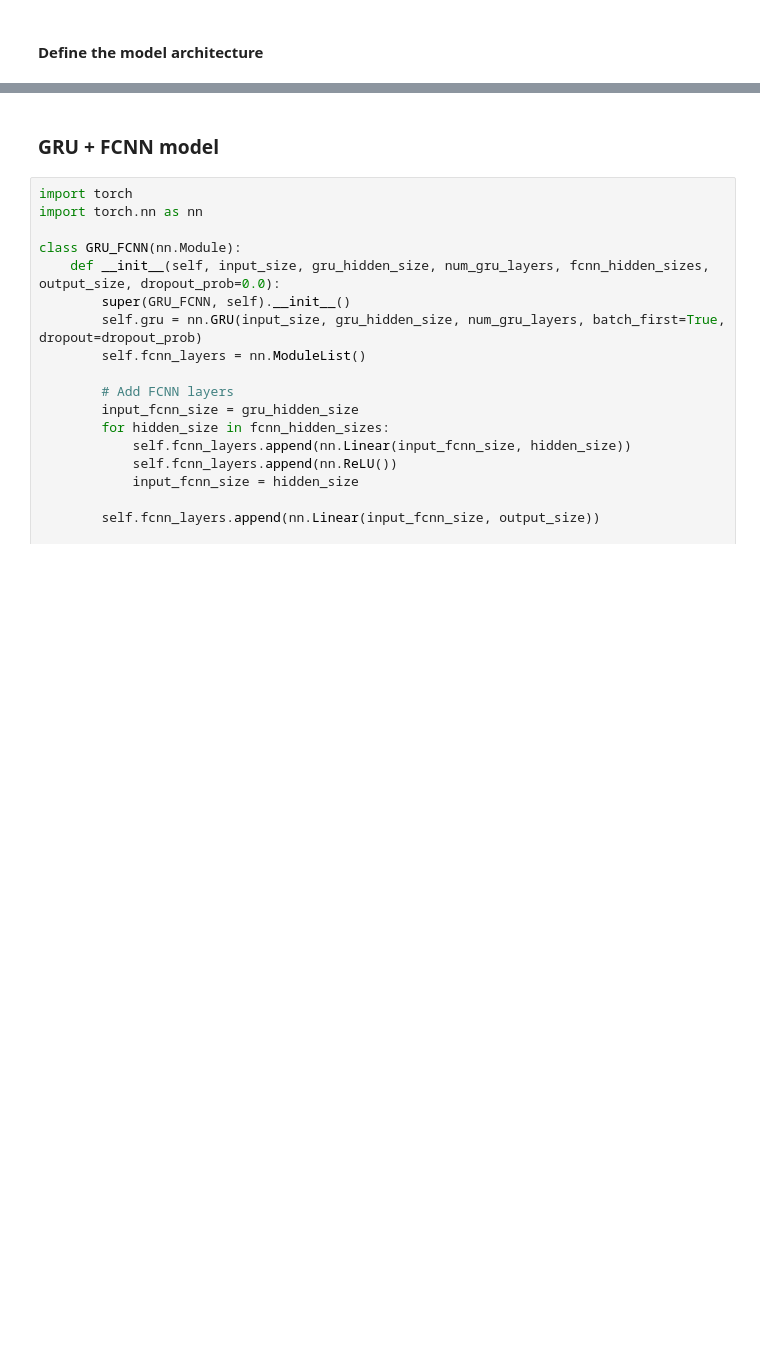
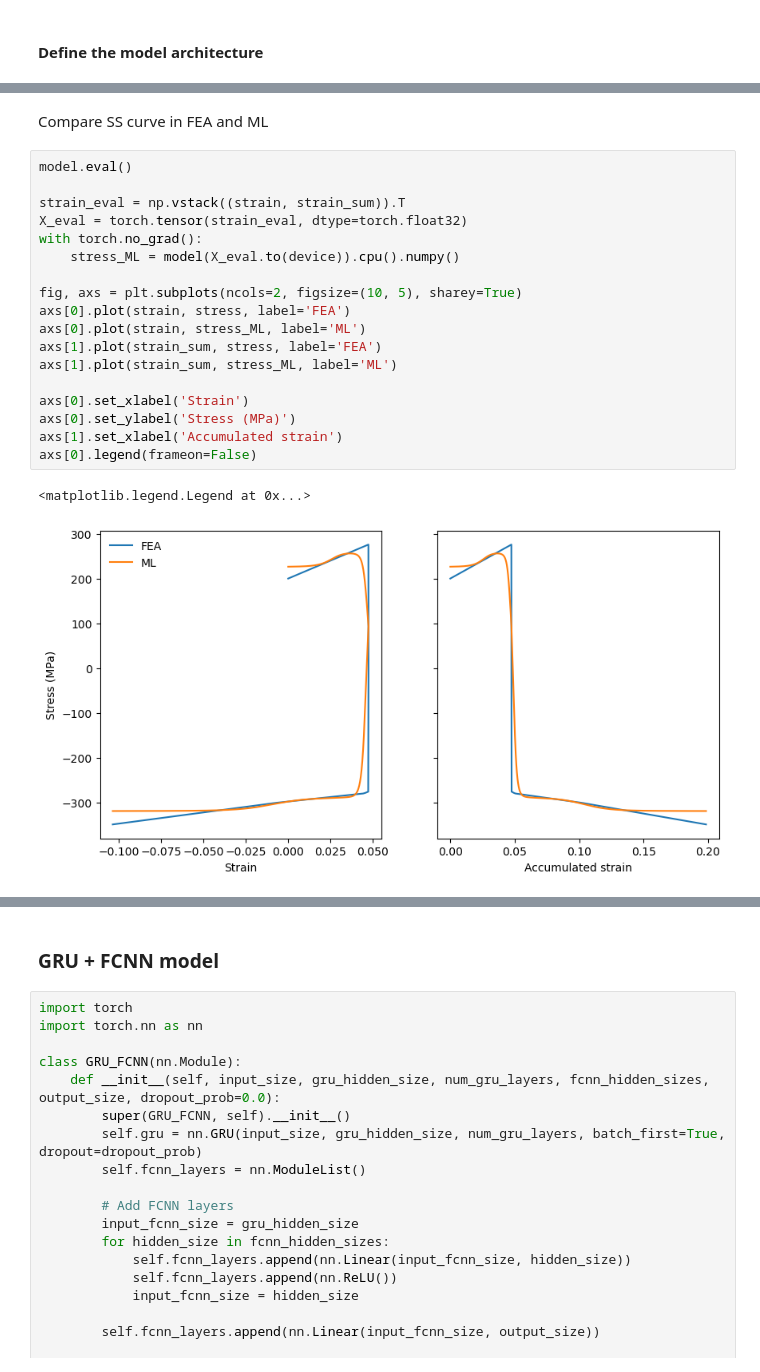
Before and after one commit to shipinqin/sci_ML_playground, a Jupyter notebook: RNN_elastoplasticity/RNN_elastoplasticity.ipynb, the cells around one changed output, grey strips where cells are left out. Cells and saved outputs as stored; diff of their text form; blank space fills up the shorter version.

```diff
--- a/RNN_elastoplasticity/RNN_elastoplasticity.ipynb
+++ b/RNN_elastoplasticity/RNN_elastoplasticity.ipynb
@@ -167,2 +196,25 @@ Text(0, 0.5, 'Test loss [${MPa}^2$]')
+# %% [markdown]
+Compare SS curve in FEA and ML
+# %%
+model.eval()
+
+strain_eval = np.vstack((strain, strain_sum)).T
+X_eval = torch.tensor(strain_eval, dtype=torch.float32)
+with torch.no_grad():
+    stress_ML = model(X_eval.to(device)).cpu().numpy()
+
+fig, axs = plt.subplots(ncols=2, figsize=(10, 5), sharey=True)
+axs[0].plot(strain, stress, label='FEA')
+axs[0].plot(strain, stress_ML, label='ML')
+axs[1].plot(strain_sum, stress, label='FEA')
+axs[1].plot(strain_sum, stress_ML, label='ML')
+
+axs[0].set_xlabel('Strain')
+axs[0].set_ylabel('Stress (MPa)')
+axs[1].set_xlabel('Accumulated strain')
+axs[0].legend(frameon=False)
+# %% [output]
+<matplotlib.legend.Legend at 0x...>
+[figure, added]
 # %%
 torch.save(model.state_dict(), 'FCNN_J2.pth')
```
Also changed, not shown: parts of 6 cells of this notebook, 3 other files.
